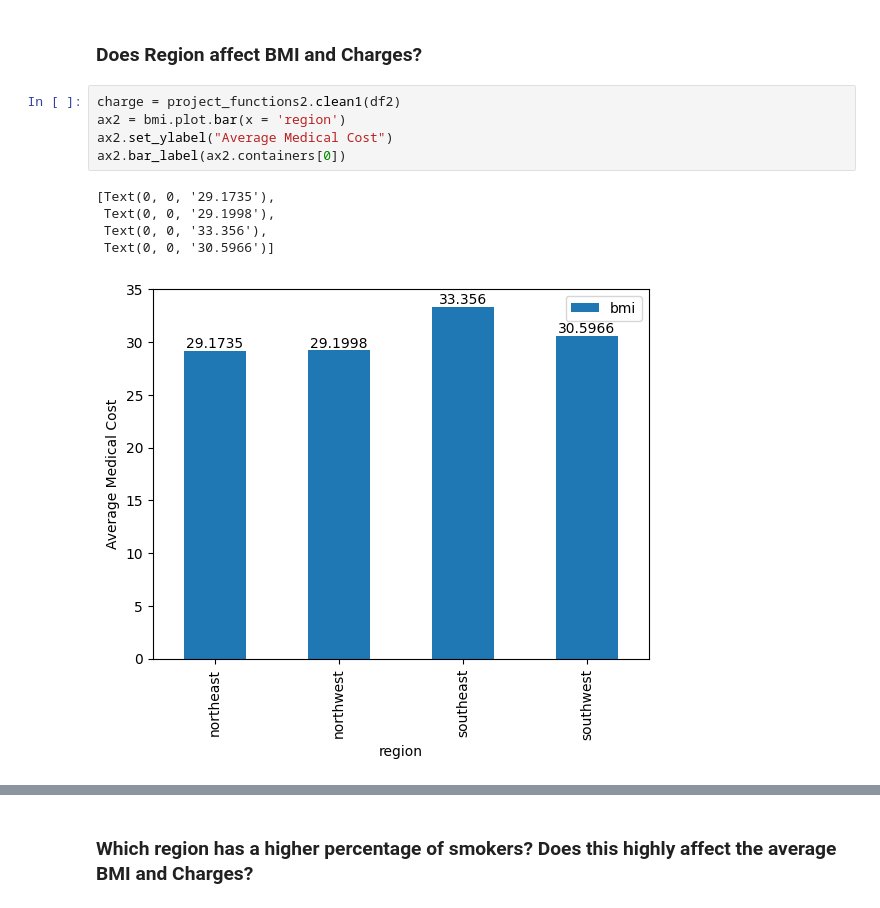
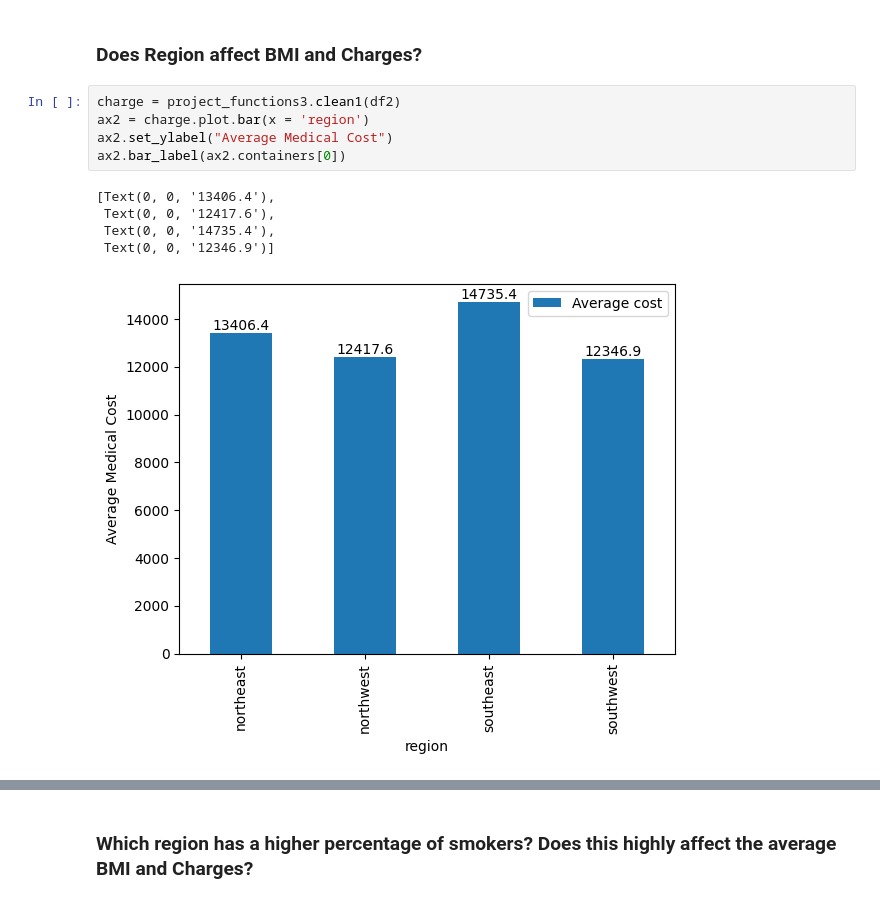
Before and after one commit to ubco-W2022T2-data301/project-group-group08, a Jupyter notebook: analysis/analysis3.ipynb, the cells around one changed output, grey strips where cells are left out. Cells and saved outputs as stored; diff of their text form.

```diff
--- a/analysis/analysis3.ipynb
+++ b/analysis/analysis3.ipynb
@@ -38,14 +38,14 @@ nosmoke.plot(kind='scatter',x = 'bmi', y = 'charges',title= "non-Smoker")
 # %% [markdown]
 ### Does Region affect BMI and Charges?
 # %%
-charge = project_functions2.clean1(df2)
-ax2 = bmi.plot.bar(x = 'region')
+charge = project_functions3.clean1(df2)
+ax2 = charge.plot.bar(x = 'region')
 ax2.set_ylabel("Average Medical Cost")
 ax2.bar_label(ax2.containers[0])
 # %% [output]
-[Text(0, 0, '29.1735'),
- Text(0, 0, '29.1998'),
- Text(0, 0, '33.356'),
- Text(0, 0, '30.5966')]
+[Text(0, 0, '13406.4'),
+ Text(0, 0, '12417.6'),
+ Text(0, 0, '14735.4'),
+ Text(0, 0, '12346.9')]
-[figure, old version]
+[figure, new version]
 # %%
```
Also changed, not shown: parts of 2 cells of this notebook.
